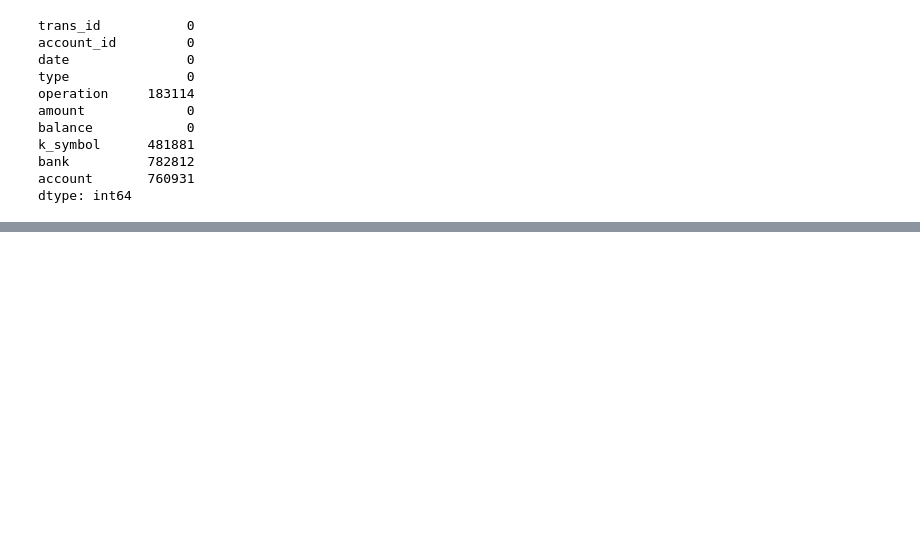
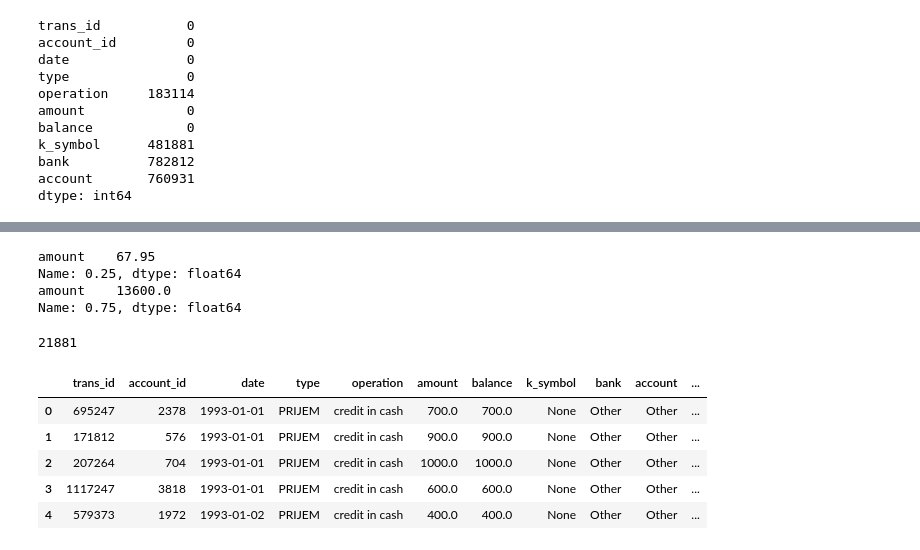
Before and after one commit to inderrana/Financial-Datamart-Analytical-Base-Table, a Jupyter notebook: fin_datamart.ipynb, the cells around one changed output, grey strips where cells are left out. Drawn from its saved outputs; the diff is of its cells as text; code cells hidden in the pictures; blank space fills up the shorter version.

```diff
--- a/fin_datamart.ipynb
+++ b/fin_datamart.ipynb
@@ -279,0 +356,14 @@ trans_raw
+# %%
+#check  outliers in the amount
+trans_raw.amount.quantile([0.25,0.5,0.75]) #1st quartile is 135.9 and third is 6800$
+
+quart1 = pd.DataFrame(trans_raw.amount.quantile([0.25,0.5,0.75])).loc[0.25,] / 2
+quart3 = 2 * pd.DataFrame(trans_raw.amount.quantile([0.25,0.5,0.75])).loc[0.75,:]
+
+print(quart1)
+print(quart3)
+# %% [output]
+amount    67.95
+Name: 0.25, dtype: float64
+amount    13600.0
+Name: 0.75, dtype: float64
@@ -279,0 +380,23 @@ trans_raw
+# %%
+b = pd.DataFrame(trans_raw[['bank','account']])
+b.loc[b.account.notna(),'bank'].isna().sum()
+# %% [output]
+21881
+# %%
+trans_raw.loc[trans_raw.bank.isna(),'Bank is na'] = 'Missing'
+trans_raw.loc[trans_raw['Bank is na'].isna(),'Bank is na'] = 'No'
+
+trans_raw.loc[trans_raw.bank.isna(),'bank'] = 'Other'
+
+trans_raw.loc[trans_raw.account.isna(),'Account is na'] = 'Missing'
+trans_raw.loc[trans_raw['Account is na'].isna(),'Account is na'] = 'No'
+
+trans_raw.loc[trans_raw.account.isna(),'account'] = 'Other'
+trans_raw.head()
+# %% [output]
+|  | trans_id | account_id | date | type | operation | amount | balance | k_symbol | bank | account | ... |
+| 0 | 695247 | 2378 | 1993-01-01 | PRIJEM | credit in cash | 700.0 | 700.0 | None | Other | Other | ... |
+| 1 | 171812 | 576 | 1993-01-01 | PRIJEM | credit in cash | 900.0 | 900.0 | None | Other | Other | ... |
+| 2 | 207264 | 704 | 1993-01-01 | PRIJEM | credit in cash | 1000.0 | 1000.0 | None | Other | Other | ... |
+| 3 | 1117247 | 3818 | 1993-01-01 | PRIJEM | credit in cash | 600.0 | 600.0 | None | Other | Other | ... |
+| 4 | 579373 | 1972 | 1993-01-02 | PRIJEM | credit in cash | 400.0 | 400.0 | None | Other | Other | ... |
```
Also changed, not shown: parts of 17 cells of this notebook.
